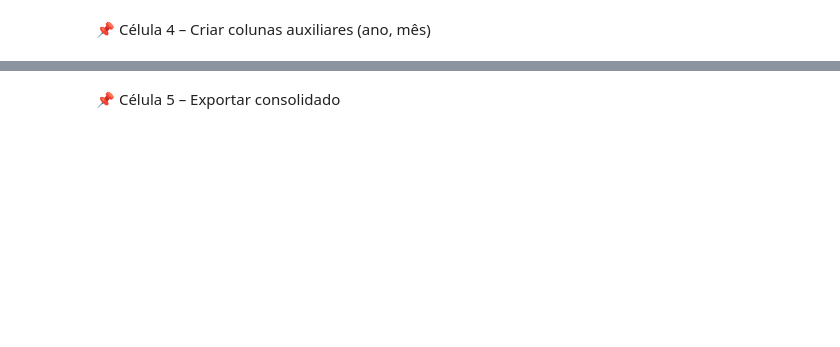
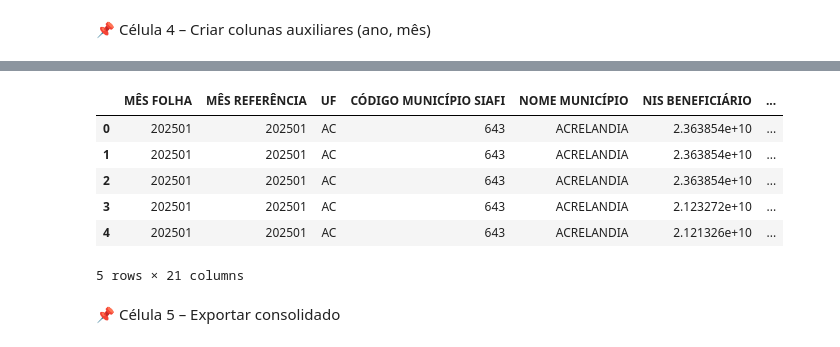
Before and after one commit to luisantonio1979/analise-dados-publicos, a Jupyter notebook: analise_pe.ipynb, the cells around one changed output, grey strips where cells are left out. Saved outputs shown, nothing was run; the diff lists cells and outputs as text; code cells hidden in the pictures; blank space fills up the shorter version.

```diff
--- a/analise_pe.ipynb
+++ b/analise_pe.ipynb
@@ -110,3 +149,13 @@ df_final[['MÊS FOLHA','ano','mes']].head()
+# %%
+df_final.head()
+# %% [output]
+|  | MÊS FOLHA | MÊS REFERÊNCIA | UF | CÓDIGO MUNICÍPIO SIAFI | NOME MUNICÍPIO | NIS BENEFICIÁRIO | ... |
+| 0 | 202501 | 202501 | AC | 643 | ACRELANDIA | 2.363854e+10 | ... |
+| 1 | 202501 | 202501 | AC | 643 | ACRELANDIA | 2.363854e+10 | ... |
+| 2 | 202501 | 202501 | AC | 643 | ACRELANDIA | 2.363854e+10 | ... |
+| 3 | 202501 | 202501 | AC | 643 | ACRELANDIA | 2.123272e+10 | ... |
+| 4 | 202501 | 202501 | AC | 643 | ACRELANDIA | 2.121326e+10 | ... |
+5 rows × 21 columns
 # %% [markdown]
 📌 Célula 5 – Exportar consolidado
 # %%
```
Also changed, not shown: parts of 31 cells of this notebook, 2 other files.
